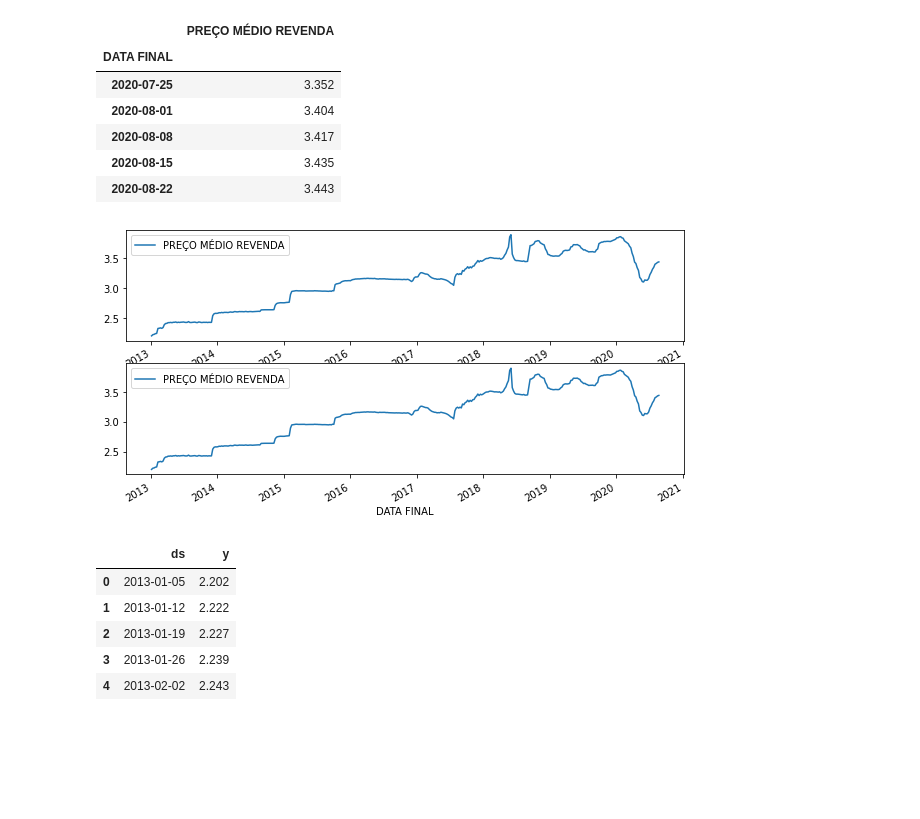
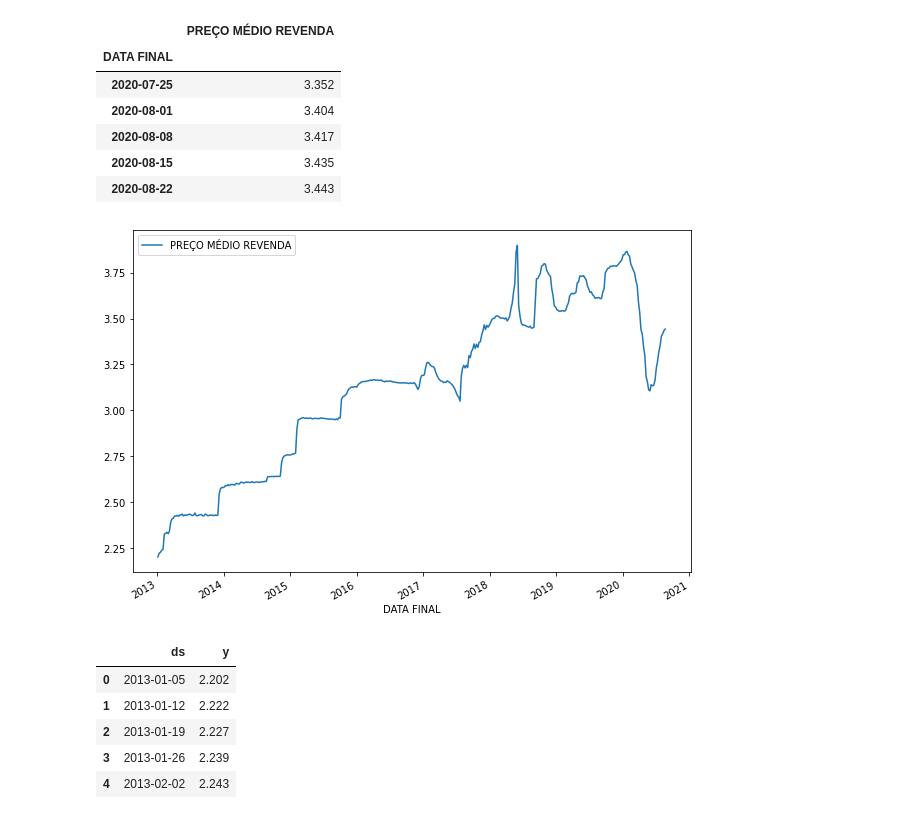
Before and after one commit to EricoCoutoJr/Previs-o-Pre-o-Diesel-S10, a Jupyter notebook: ModelagemDieselS10.ipynb, the cells around one changed output. Drawn from its saved outputs; the diff is of its cells as text; code cells hidden in the pictures; blank space fills up the shorter version.

```diff
--- a/ModelagemDieselS10.ipynb
+++ b/ModelagemDieselS10.ipynb
@@ -86,12 +86,11 @@ df_treino.tail()
 | 2020-08-22 | 3.443 |
 # %%
 # plotar gráfico semanal e mensal
-fig, (ax1, ax2) = plt.subplots(2,1,figsize=(10,5))
+fig, ax1 = plt.subplots(1,1,figsize=(10,7))
 df_treino.plot(ax=ax1)
-df_treino.plot(ax=ax2)
 plt.show()
 # %% [output]
-[figure, old version]
+[figure, new version]
 # %%
 # transfromando o dataframe para o formato exigido pelo Prophet
 df_treino = df_treino.reset_index().rename(columns={'DATA FINAL':'ds', 'PREÇO MÉDIO REVENDA':'y'})
```
Also changed, not shown: parts of 4 cells of this notebook.
